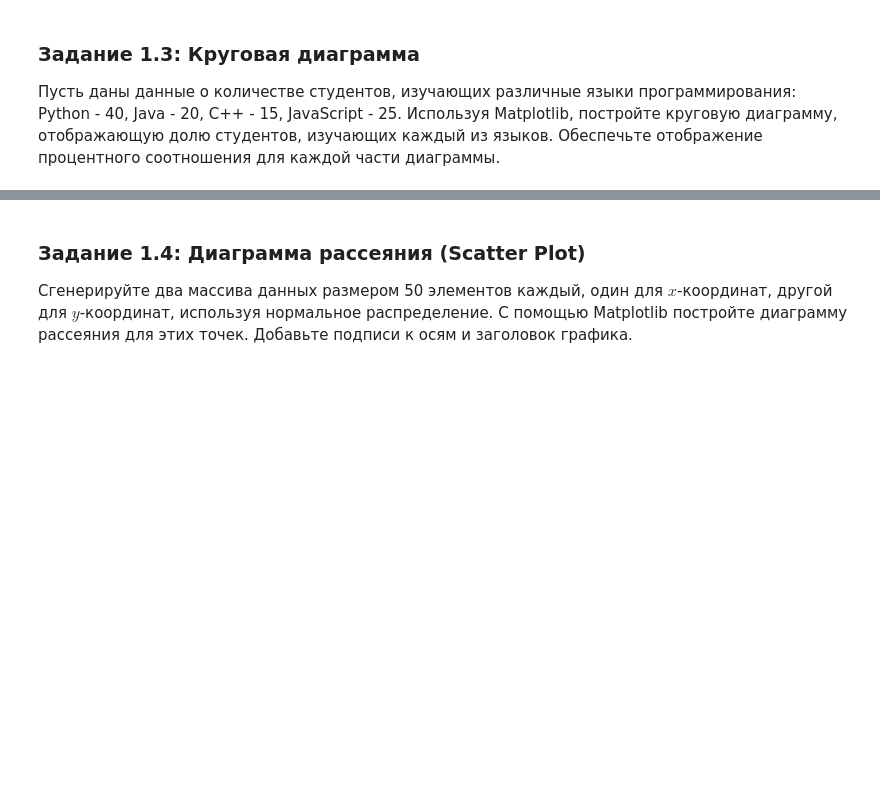
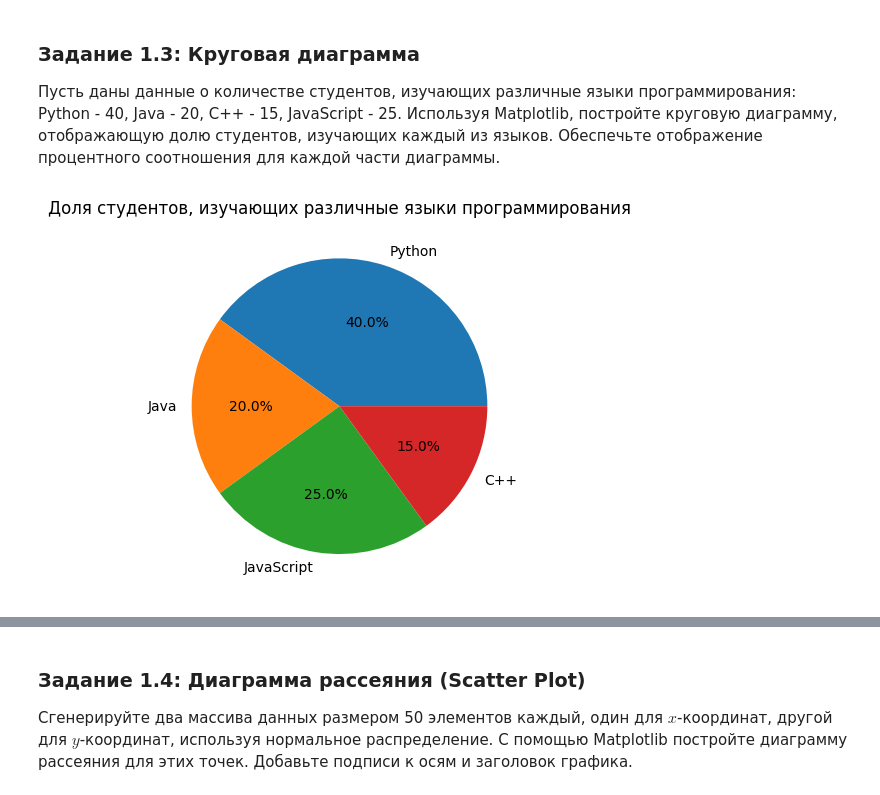
Before and after one commit to fruct49/ml_practice, a Jupyter notebook: "Практическая_работа_№3_Matplotlib_Plotly_ipynb".ipynb, the cells around one changed output, grey strips where cells are left out. Cells and saved outputs as stored; diff of their text form; code cells hidden in the pictures; blank space fills up the shorter version.

```diff
--- a/"Практическая_работа_№3_Matplotlib_Plotly_ipynb".ipynb
+++ b/"Практическая_работа_№3_Matplotlib_Plotly_ipynb".ipynb
@@ -36,3 +62,16 @@ import matplotlib/pyplot as plt
+# %%
+import matplotlib.pyplot as plt
+
+products = ["Python", "Java", "JavaScript", "C++"]
+sales = [40,20,25,15]
+plt.pie(sales, labels=products, autopct='%1.1f%%')
+
+# Название графика
+plt.title("Доля студентов, изучающих различные языки программирования")
+
+plt.show()
+# %% [output]
+[figure, added]
 # %% [markdown]
 ![image.png](embedded-picture-1)
 # %% [markdown]
```
Also changed, not shown: parts of 5 cells of this notebook.
